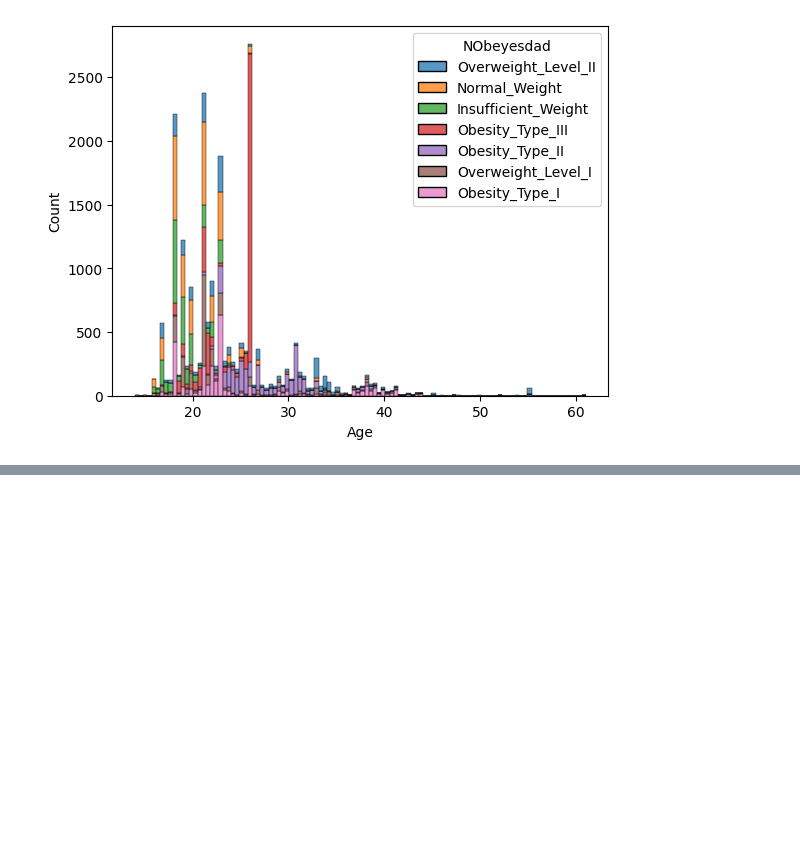
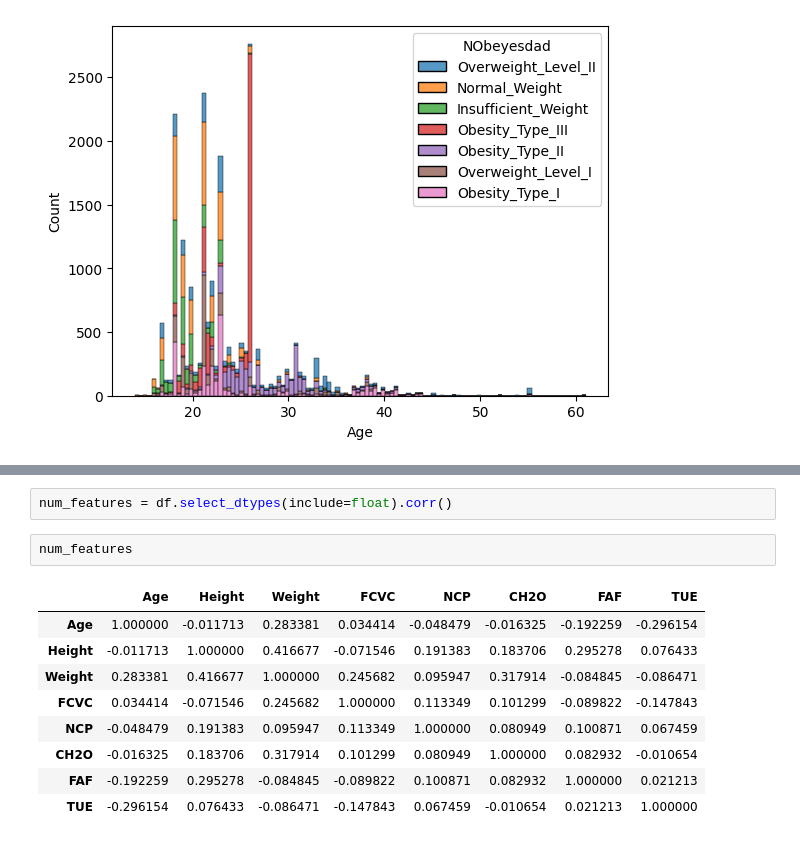
Before and after one commit to UbaleSachin/Obesity-Risk-, a Jupyter notebook: notebook/EDA.ipynb, the cells around one changed output, grey strips where cells are left out. Drawn from its saved outputs; the diff is of its cells as text; blank space fills up the shorter version.

```diff
--- a/notebook/EDA.ipynb
+++ b/notebook/EDA.ipynb
@@ -192,0 +220,14 @@ sns.histplot(df, x=df['Age'],hue=df['NObeyesdad'], multiple='stack' )
+# %%
+num_features = df.select_dtypes(include=float).corr()
+# %%
+num_features
+# %% [output]
+|  | Age | Height | Weight | FCVC | NCP | CH2O | FAF | TUE |
+| Age | 1.000000 | -0.011713 | 0.283381 | 0.034414 | -0.048479 | -0.016325 | -0.192259 | -0.296154 |
+| Height | -0.011713 | 1.000000 | 0.416677 | -0.071546 | 0.191383 | 0.183706 | 0.295278 | 0.076433 |
+| Weight | 0.283381 | 0.416677 | 1.000000 | 0.245682 | 0.095947 | 0.317914 | -0.084845 | -0.086471 |
+| FCVC | 0.034414 | -0.071546 | 0.245682 | 1.000000 | 0.113349 | 0.101299 | -0.089822 | -0.147843 |
+| NCP | -0.048479 | 0.191383 | 0.095947 | 0.113349 | 1.000000 | 0.080949 | 0.100871 | 0.067459 |
+| CH2O | -0.016325 | 0.183706 | 0.317914 | 0.101299 | 0.080949 | 1.000000 | 0.082932 | -0.010654 |
+| FAF | -0.192259 | 0.295278 | -0.084845 | -0.089822 | 0.100871 | 0.082932 | 1.000000 | 0.021213 |
+| TUE | -0.296154 | 0.076433 | -0.086471 | -0.147843 | 0.067459 | -0.010654 | 0.021213 | 1.000000 |
```
Also changed, not shown: parts of 8 cells of this notebook, 22 other files.
